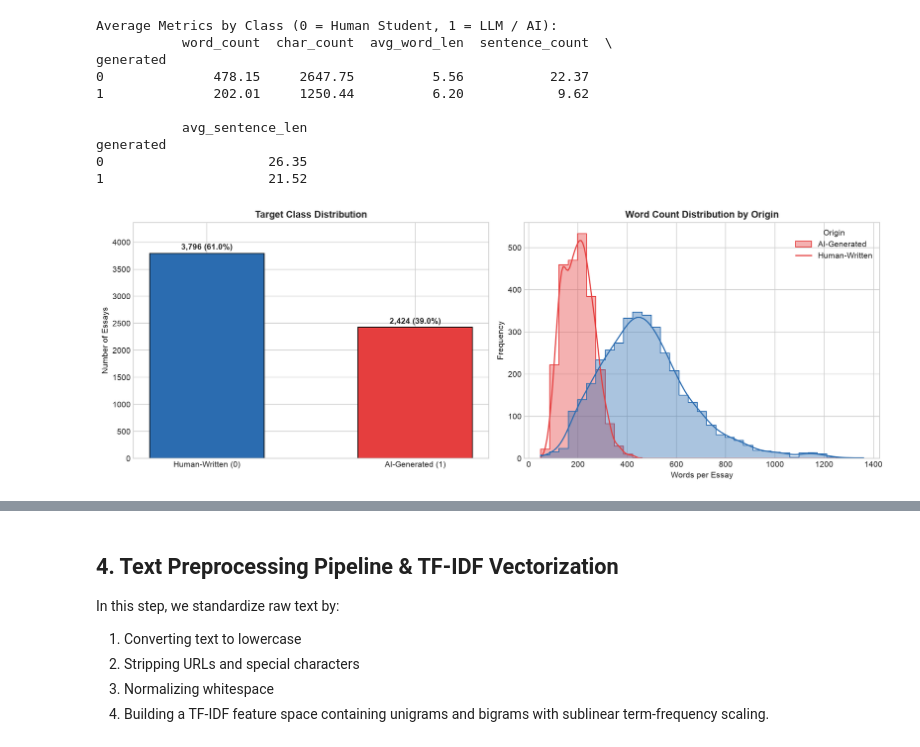
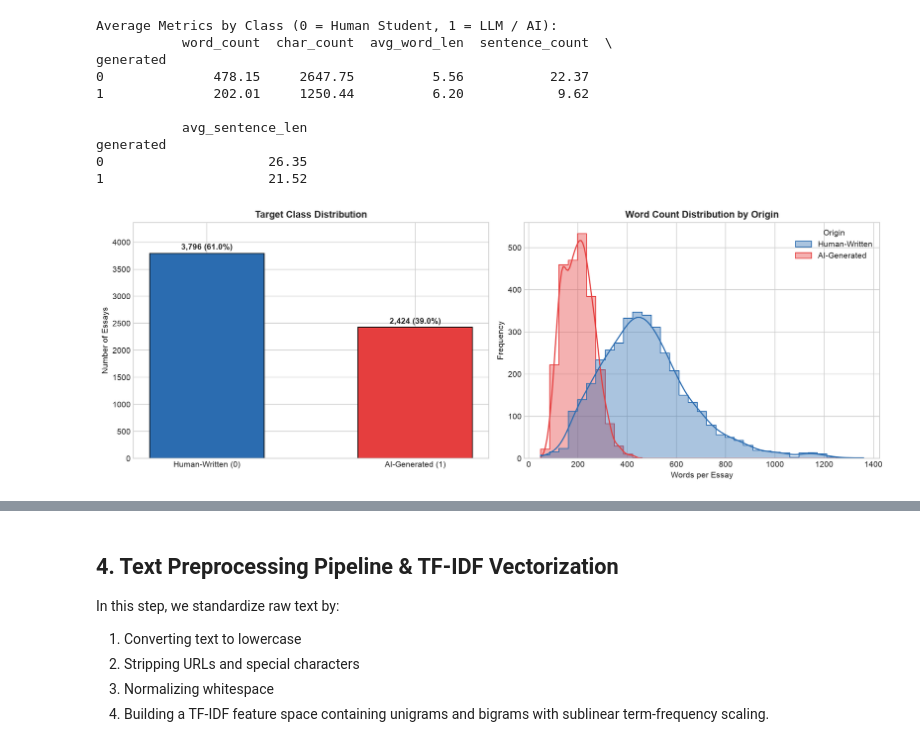
Before and after one commit to najaf299/LLM-Analysis-and-Prediction, a Jupyter notebook: notebooks/llm_analysis_and_prediction.ipynb, the cells around one changed output, grey strips where cells are left out. Drawn from its saved outputs; the diff is of its cells as text; code cells hidden in the pictures.

```diff
--- a/notebooks/llm_analysis_and_prediction.ipynb
+++ b/notebooks/llm_analysis_and_prediction.ipynb
@@ -111,28 +111,29 @@ generated
 # %%
 # Visualizing Target Class Distribution and Word Count Densities
 fig, axes = plt.subplots(1, 2, figsize=(14, 5))
 
 # 1. Target Distribution
 counts = df['generated'].value_counts()
 axes[0].bar(['Human-Written (0)', 'AI-Generated (1)'], counts.values, color=['#2b6cb0', '#e53e3e'], width=0.55, edgecolor='black')
 for i, v in enumerate(counts.values):
     axes[0].text(i, v + 70, f"{v:,} ({v/len(df)*100:.1f}%)", ha='center', fontweight='bold')
 axes[0].set_title('Target Class Distribution', fontsize=12, fontweight='bold')
 axes[0].set_ylabel('Number of Essays')
 axes[0].set_ylim(0, max(counts.values)*1.15)
 
-# 2. Word Count Distribution
-sns.histplot(data=df, x='word_count', hue='generated', palette=['#2b6cb0', '#e53e3e'],
+# 2. Word Count Distribution (Corrected Hue Legend)
+plot_df = df.copy()
+plot_df['Origin'] = plot_df['generated'].map({0: 'Human-Written', 1: 'AI-Generated'})
+sns.histplot(data=plot_df, x='word_count', hue='Origin', palette={'Human-Written': '#2b6cb0', 'AI-Generated': '#e53e3e'},
              kde=True, bins=35, alpha=0.4, ax=axes[1], element='step')
 axes[1].set_title('Word Count Distribution by Origin', fontsize=12, fontweight='bold')
 axes[1].set_xlabel('Words per Essay')
 axes[1].set_ylabel('Frequency')
-axes[1].legend(title='Origin', labels=['AI-Generated', 'Human-Written'])
 
 plt.tight_layout()
 plt.show()
 # %% [output]
-[figure, old version]
+[figure, new version]
 # %%
 # Word Cloud Comparisons
 fig, axes = plt.subplots(1, 2, figsize=(15, 6))
```
Also changed, not shown: parts of 6 cells of this notebook, 14 other files.
